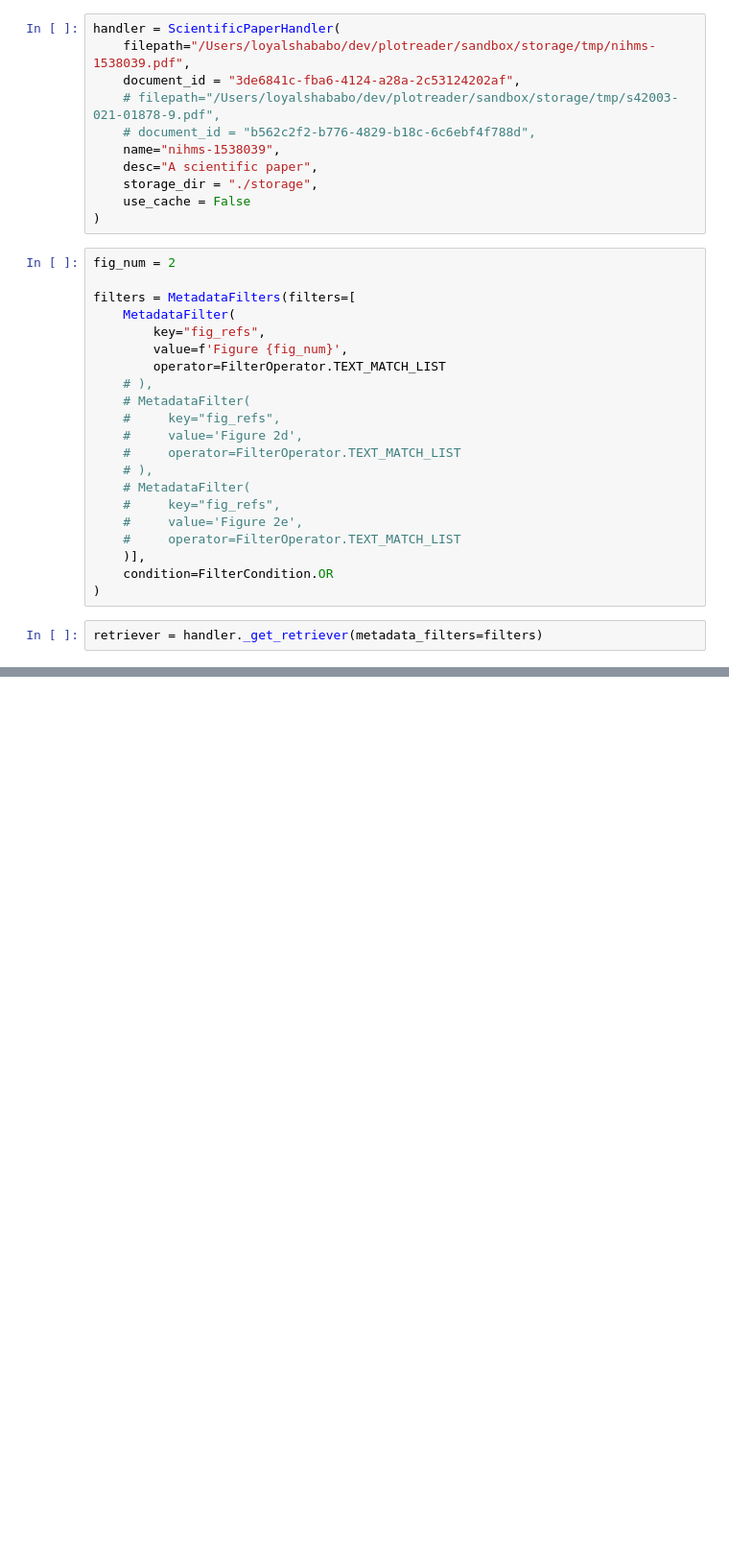
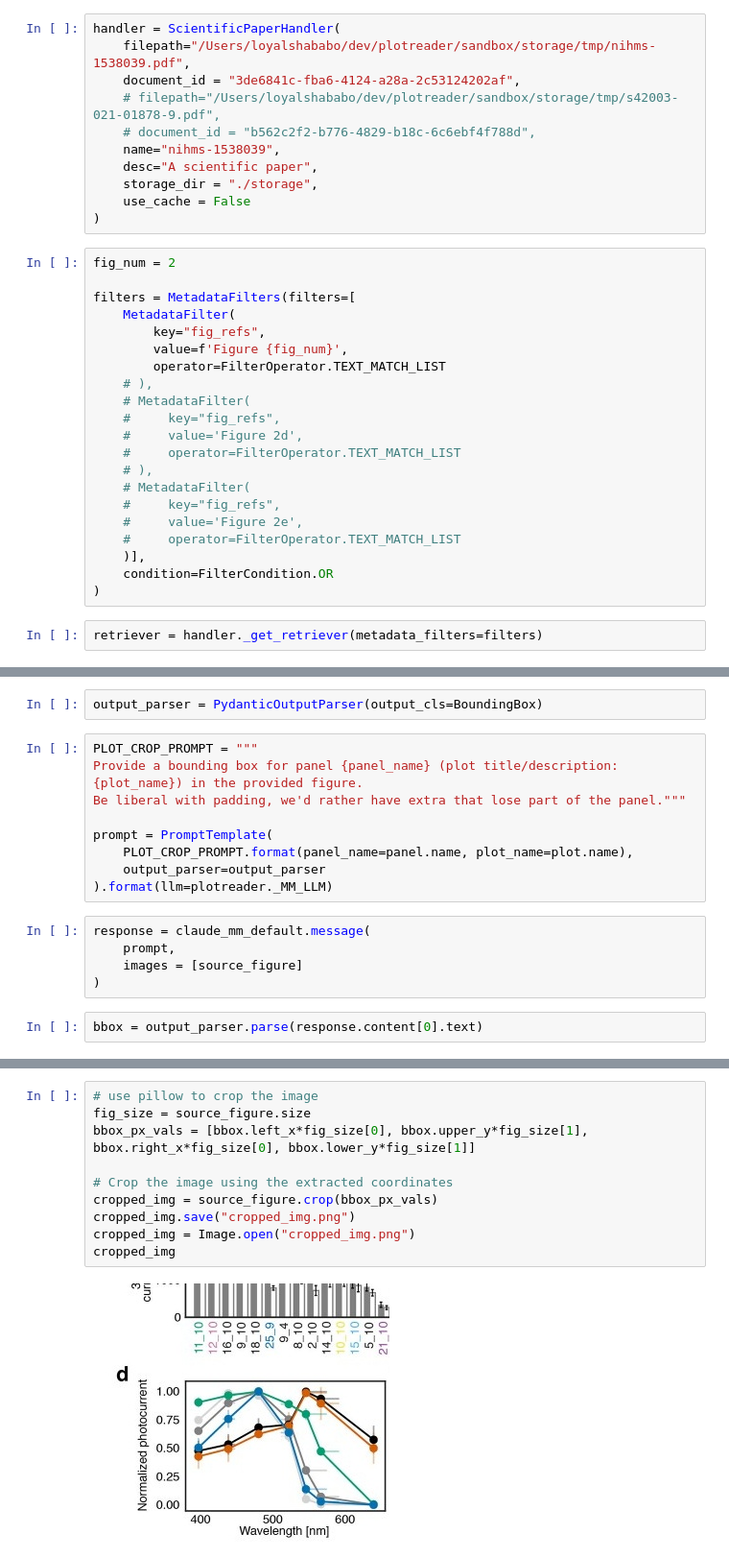
Before and after one commit to shababo/plotreader, a Jupyter notebook: sandbox/memory_workflow_sketch.ipynb, the cells around one changed output, grey strips where cells are left out. Shown at 96% size. Cells and saved outputs as stored; diff of their text form; blank space fills up the shorter version.

```diff
--- a/sandbox/memory_workflow_sketch.ipynb
+++ b/sandbox/memory_workflow_sketch.ipynb
@@ -61,0 +168,18 @@ retriever = handler._get_retriever(metadata_filters=filters)
+# %%
+output_parser = PydanticOutputParser(output_cls=BoundingBox)
+# %%
+PLOT_CROP_PROMPT = """
+Provide a bounding box for panel {panel_name} (plot title/description: {plot_name}) in the provided figure.
+Be liberal with padding, we'd rather have extra that lose part of the panel."""
+
+prompt = PromptTemplate(
+    PLOT_CROP_PROMPT.format(panel_name=panel.name, plot_name=plot.name),
+    output_parser=output_parser
+).format(llm=plotreader._MM_LLM)
+# %%
+response = claude_mm_default.message(
+    prompt,
+    images = [source_figure]
+)
+# %%
+bbox = output_parser.parse(response.content[0].text)
@@ -61,0 +196,12 @@ retriever = handler._get_retriever(metadata_filters=filters)
+# %%
+# use pillow to crop the image
+fig_size = source_figure.size
+bbox_px_vals = [bbox.left_x*fig_size[0], bbox.upper_y*fig_size[1], bbox.right_x*fig_size[0], bbox.lower_y*fig_size[1]]
+
+# Crop the image using the extracted coordinates
+cropped_img = source_figure.crop(bbox_px_vals)
+cropped_img.save("cropped_img.png")
+cropped_img = Image.open("cropped_img.png")
+cropped_img
+# %% [output]
+[figure, added]
```
Also changed, not shown: parts of 34 cells of this notebook.
